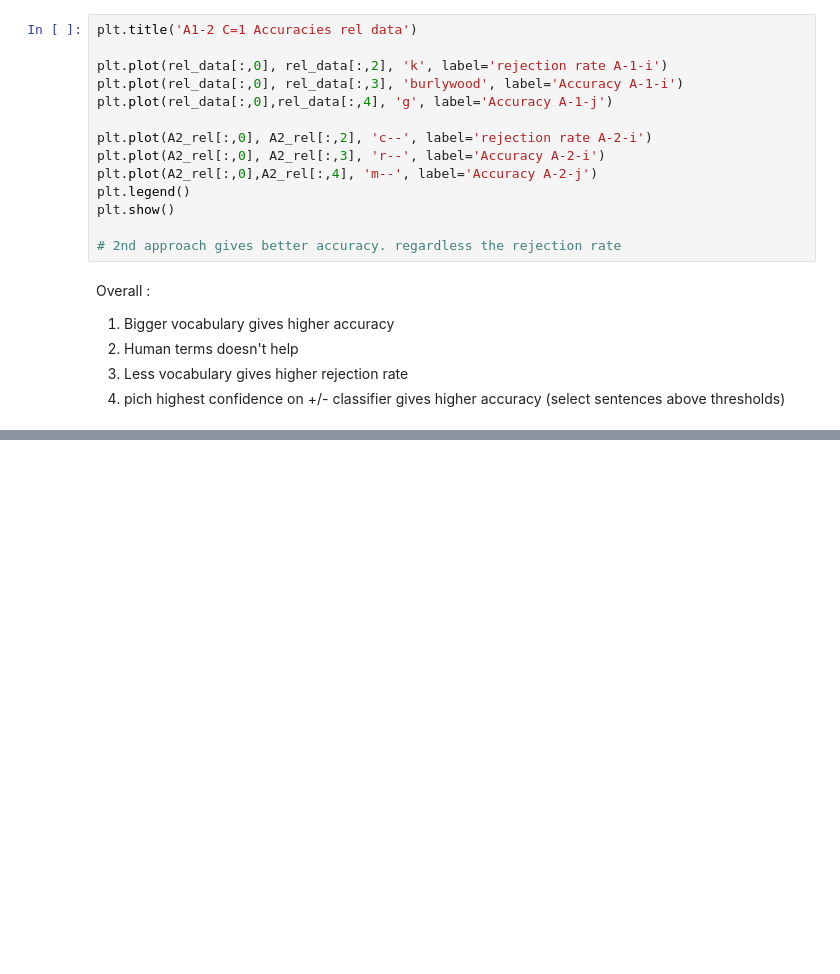
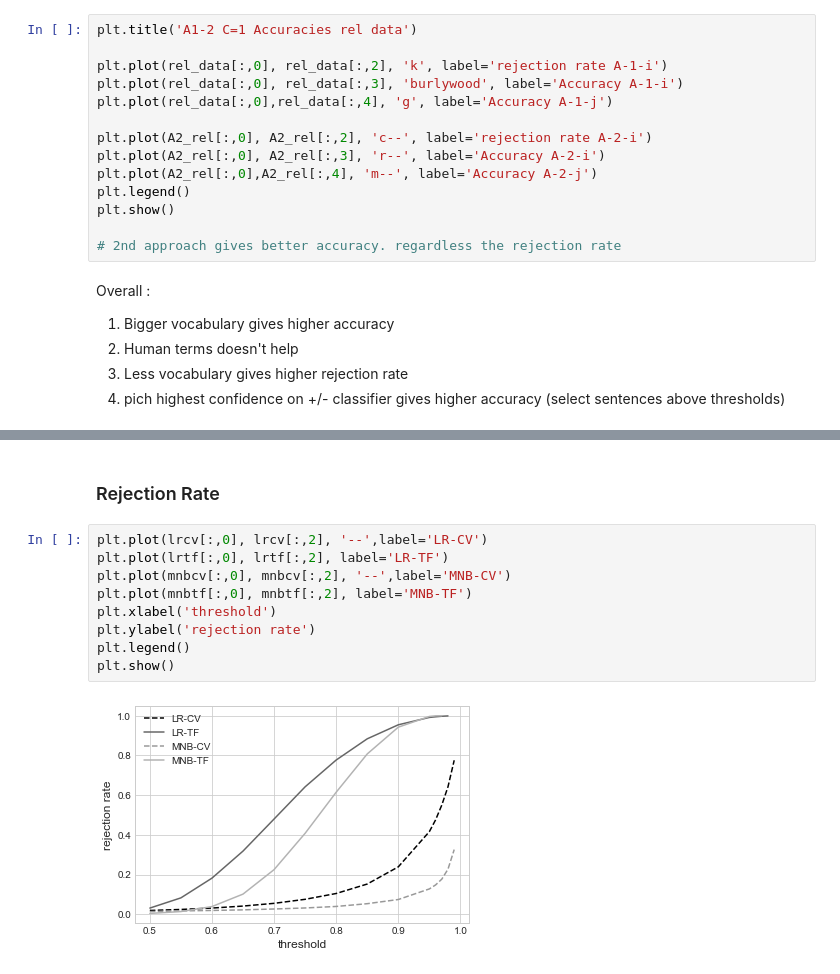
Before and after one commit to annekehdyt/text-transparency, a Jupyter notebook: [A] Graphs.ipynb, the cells around one changed output, grey strips where cells are left out. Cells and saved outputs as stored; diff of their text form; blank space fills up the shorter version.

```diff
--- a/[A] Graphs.ipynb
+++ b/[A] Graphs.ipynb
@@ -128,0 +203,13 @@ Overall :
+# %% [markdown]
+### Rejection Rate
+# %%
+plt.plot(lrcv[:,0], lrcv[:,2], '--',label='LR-CV')
+plt.plot(lrtf[:,0], lrtf[:,2], label='LR-TF')
+plt.plot(mnbcv[:,0], mnbcv[:,2], '--',label='MNB-CV')
+plt.plot(mnbtf[:,0], mnbtf[:,2], label='MNB-TF')
+plt.xlabel('threshold')
+plt.ylabel('rejection rate')
+plt.legend()
+plt.show()
+# %% [output]
+[figure, added]
```
Also changed, not shown: parts of 13 cells of this notebook, 4 other files.
